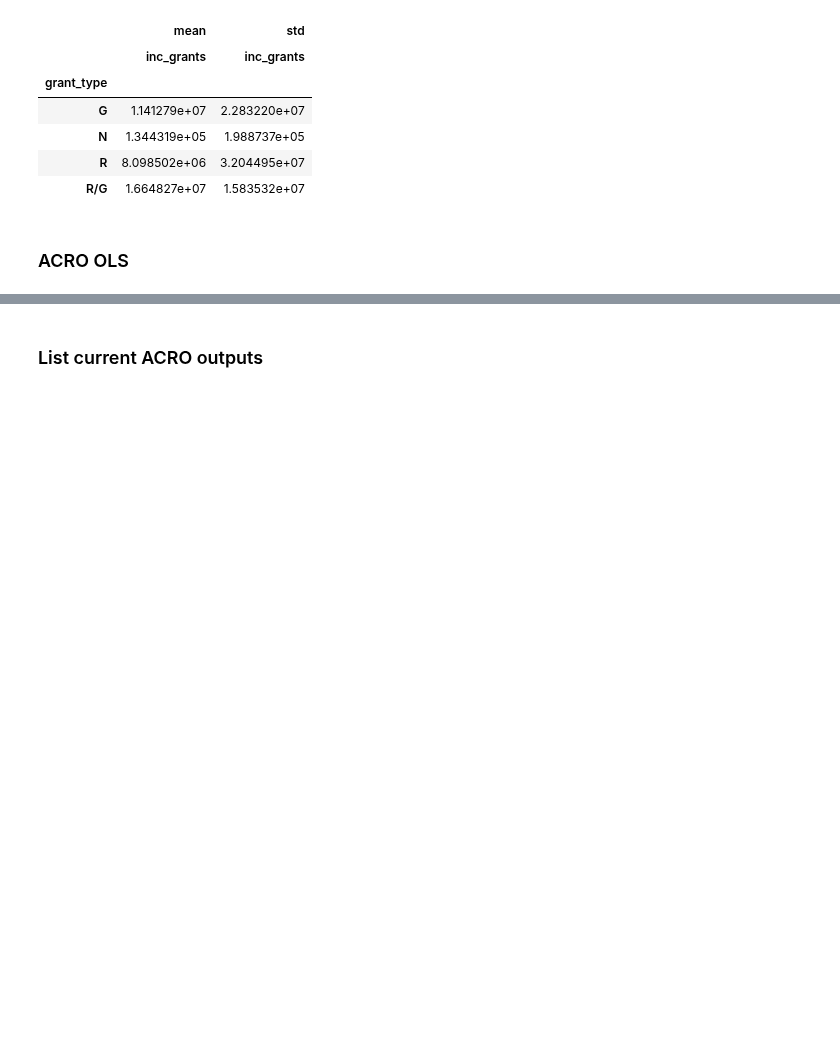
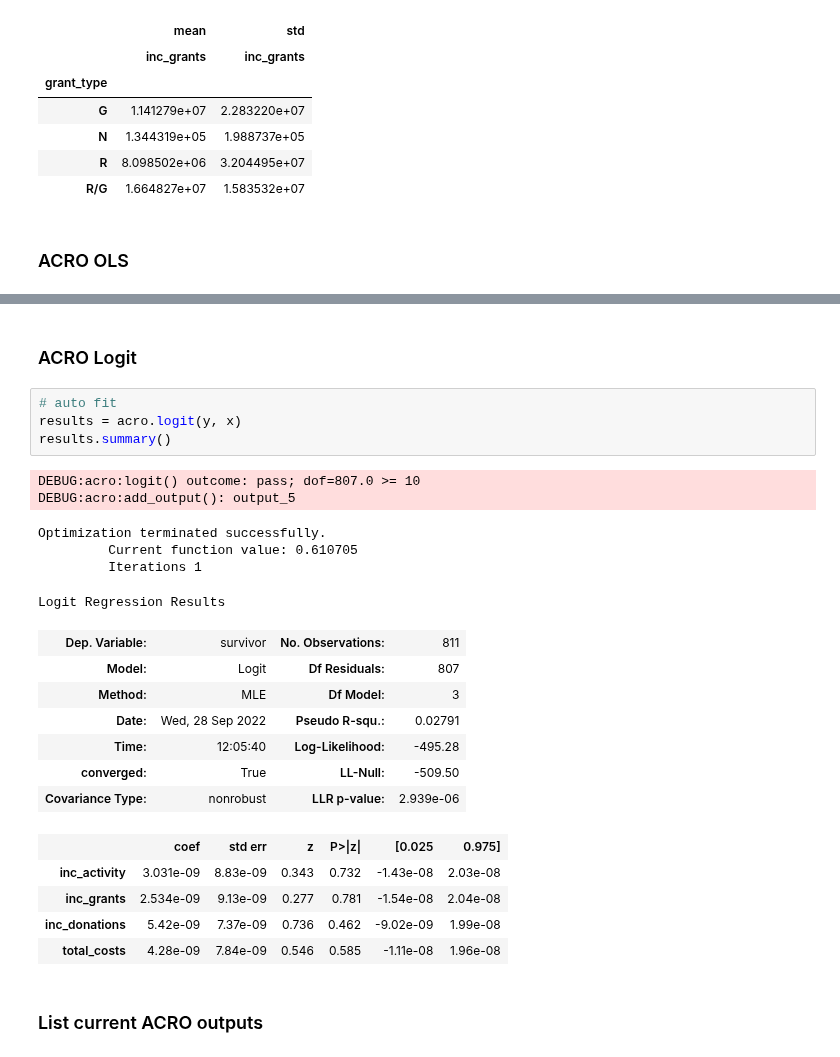
Before and after one commit to AI-SDC/ACRO, a Jupyter notebook: notebooks/test.ipynb, the cells around one changed output, grey strips where cells are left out. Drawn from its saved outputs; the diff is of its cells as text; blank space fills up the shorter version.

```diff
--- a/notebooks/test.ipynb
+++ b/notebooks/test.ipynb
@@ -179,3 +211,28 @@ strong multicollinearity or other numerical problems.
+# %% [markdown]
+### ACRO Logit
+# %%
+# auto fit
+results = acro.logit(y, x)
+results.summary()
+# %% [output]
+DEBUG:acro:logit() outcome: pass; dof=807.0 >= 10
+DEBUG:acro:add_output(): output_5
+Optimization terminated successfully.
+         Current function value: 0.610705
+         Iterations 1
+Logit Regression Results
+| Dep. Variable: | survivor | No. Observations: | 811 |
+| Model: | Logit | Df Residuals: | 807 |
+| Method: | MLE | Df Model: | 3 |
+| Date: | Wed, 28 Sep 2022 | Pseudo R-squ.: | 0.02791 |
+| Time: | 12:05:40 | Log-Likelihood: | -495.28 |
+| converged: | True | LL-Null: | -509.50 |
+| Covariance Type: | nonrobust | LLR p-value: | 2.939e-06 |
+|  | coef | std err | z | P>|z| | [0.025 | 0.975] |
+| inc_activity | 3.031e-09 | 8.83e-09 | 0.343 | 0.732 | -1.43e-08 | 2.03e-08 |
+| inc_grants | 2.534e-09 | 9.13e-09 | 0.277 | 0.781 | -1.54e-08 | 2.04e-08 |
+| inc_donations | 5.42e-09 | 7.37e-09 | 0.736 | 0.462 | -9.02e-09 | 1.99e-08 |
+| total_costs | 4.28e-09 | 7.84e-09 | 0.546 | 0.585 | -1.11e-08 | 1.96e-08 |
 # %% [markdown]
 ### List current ACRO outputs
 # %%
```
Also changed, not shown: parts of 6 cells of this notebook, 2 other files.
